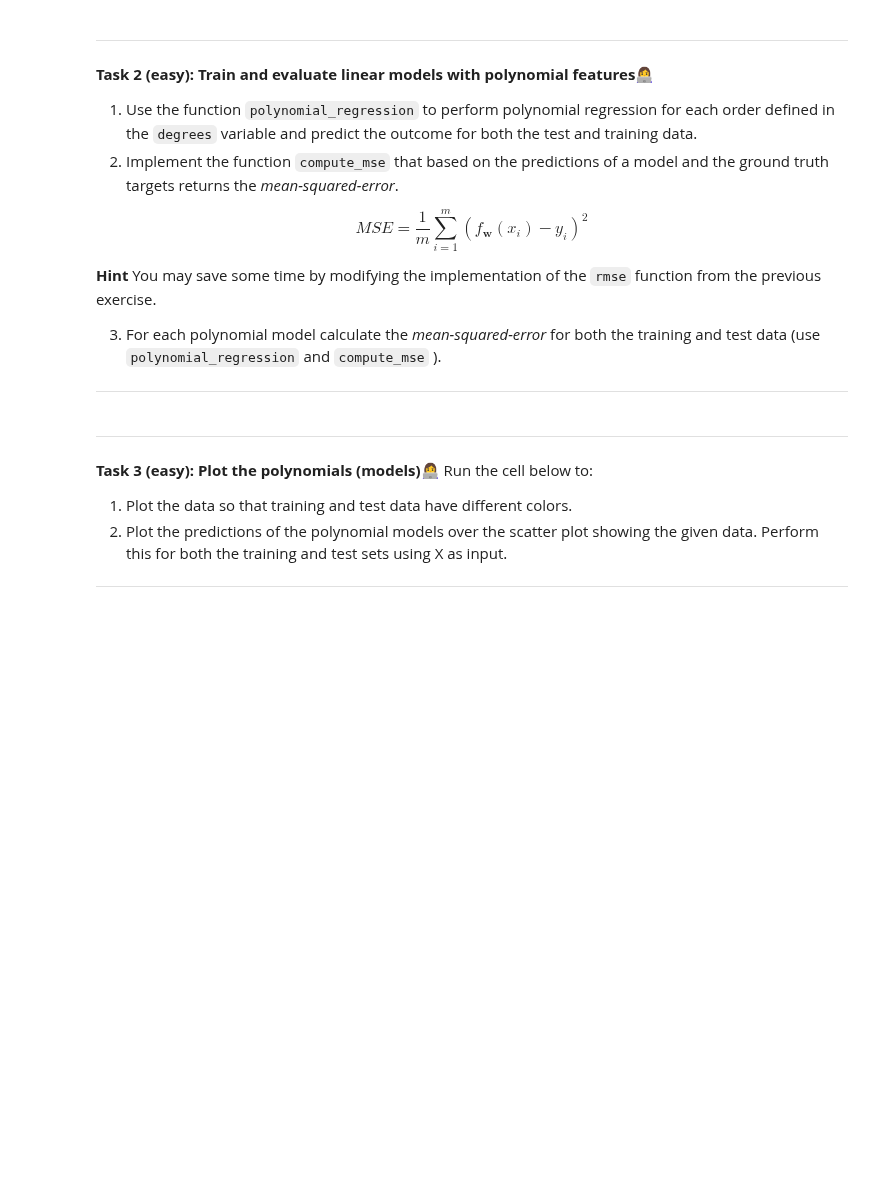
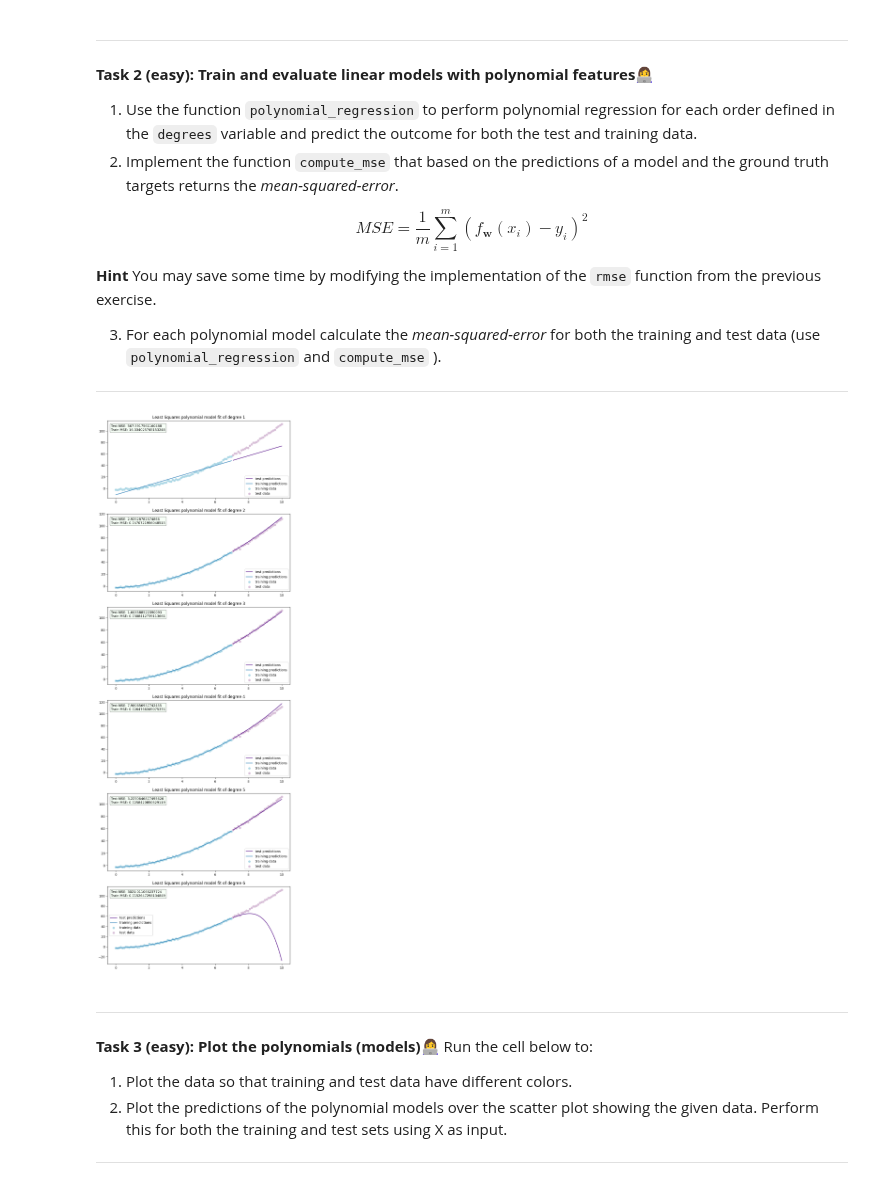
Before and after one commit to Mie-Jonasson/ComputerScienceMasters, a Jupyter notebook: IntroductionToMachineLearning/Exercises/W07/02-model_complexity.ipynb, the cells around one changed output. Drawn from its saved outputs; the diff is of its cells as text; code cells hidden in the pictures; blank space fills up the shorter version.

```diff
--- a/IntroductionToMachineLearning/Exercises/W07/02-model_complexity.ipynb
+++ b/IntroductionToMachineLearning/Exercises/W07/02-model_complexity.ipynb
@@ -100,6 +107,9 @@ def polynomial_regression(X, y, degree):
     :param y: Vector of combined observed height.
     :param degree: Degree of the model.
 
-    :return: Vector containing prediction for training data, vector containing prediction for test data.
+    :return: Vector containing prediction for training data, predictor
     """
-#write code/solution here ...
+    ds = processDataset(np.array([X, y]).T)
+    ds.get_design_matrix(degree)
+    ds.get_weights()
+    return (ds.predict(X), ds)
@@ -129,17 +161,32 @@ You may save some time by modifying the implementation of the `rmse`
 # %%
 def compute_mse(y_true, y_pred):
     """Compute Mean Squared Error between true and predicted values."""
-    #write code/solution here ...
+    return Eval().mse(y_true, y_pred)
 
 # Train and evaluate linear models with different polynomial features
 
 degrees = [1, 2, 3, 4, 5, 6]
 train_pred = []
 test_pred = []
 train_error = []
 test_error = []
 
-#write code/solution here ...
+fig, axes = plt.subplots(len(degrees), 1, figsize=(10,len(degrees)*5))
+props = dict(boxstyle='round', facecolor='honeydew', alpha=0.5)
+results = dict()
+for i, n in enumerate(degrees):
+    _, ds = polynomial_regression(X_train[:,0], y_train, n)
+    axes[i].plot(X_test, ds.predict(X_test[:,0]), color="indigo", label="test predictions")
+    axes[i].plot(X_train, ds.predict(X_train[:,0]), label="training predictions")
+    axes[i].scatter(X_train, y_train, color='lightblue', label="training data")
+    axes[i].scatter(X_test, y_test, color='thistle', label="test data")
+    axes[i].set_title(f"Least Squares polynomial model fit of degree {n}")
+    axes[i].text(0.02, 0.95, f"Test MSE: {Eval().mse(y_test, ds.predict(X_test[:,0]))}\nTrain MSE: {Eval().mse(y_train, ds.predict(X_train[:,0]))}",
+        transform=axes[i].transAxes, fontsize=10, verticalalignment='top', bbox=props)
+    results[n] = (ds, {'test:': Eval().mse(y_test, ds.predict(X_test[:,0])), 'train': Eval().mse(y_train, ds.predict(X_train[:,0]))})
+    axes[i].legend()
+# %% [output]
+[figure, added]
 # %% [markdown]
 
 ---
```
Also changed, not shown: parts of 6 cells of this notebook.
